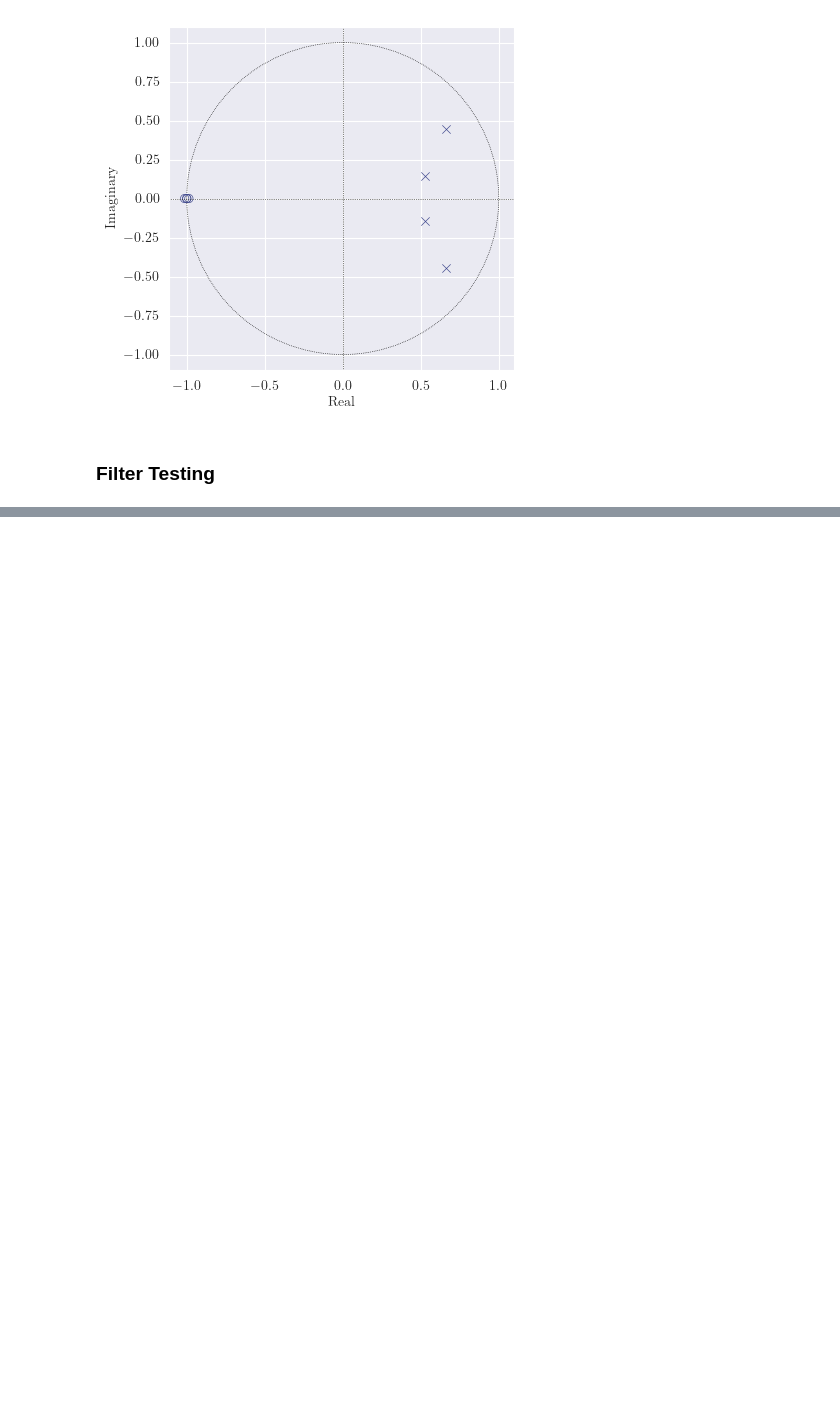
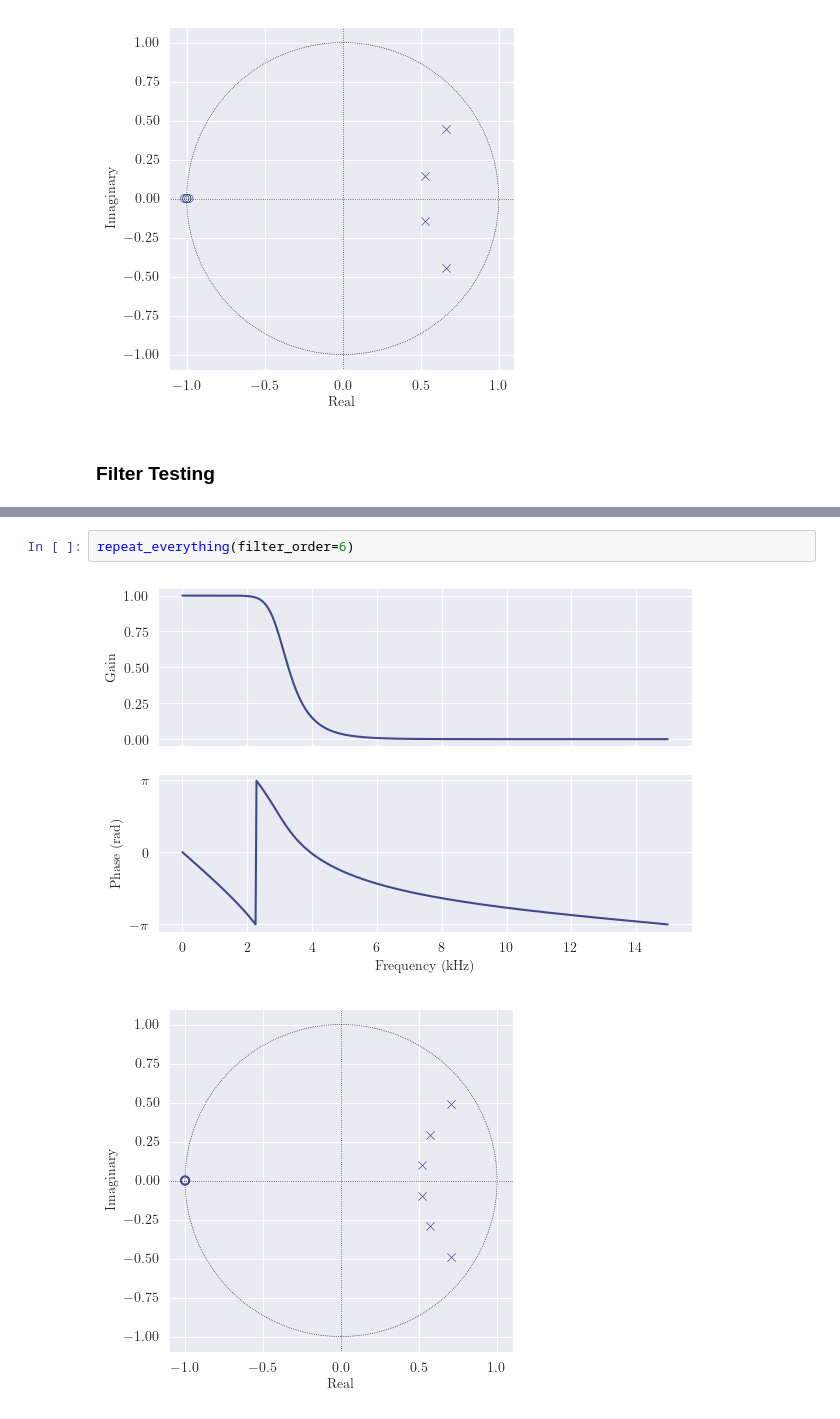
Before and after one commit to deren-teo/elec4620, a Jupyter notebook: a2/src/q7_8_butterworth.ipynb, the cells around one changed output, grey strips where cells are left out. Saved outputs shown, nothing was run; the diff lists cells and outputs as text; blank space fills up the shorter version.

```diff
--- a/a2/src/q7_8_butterworth.ipynb
+++ b/a2/src/q7_8_butterworth.ipynb
@@ -149,0 +169,5 @@ test_filter(bq, aq, n_trials=25, seed=42, fname="q7_q4th_stability.png")
+# %%
+repeat_everything(filter_order=6)
+# %% [output]
+[figure, added]
+[figure, added]
```
Also changed, not shown: parts of 8 cells of this notebook, 25 other files.
